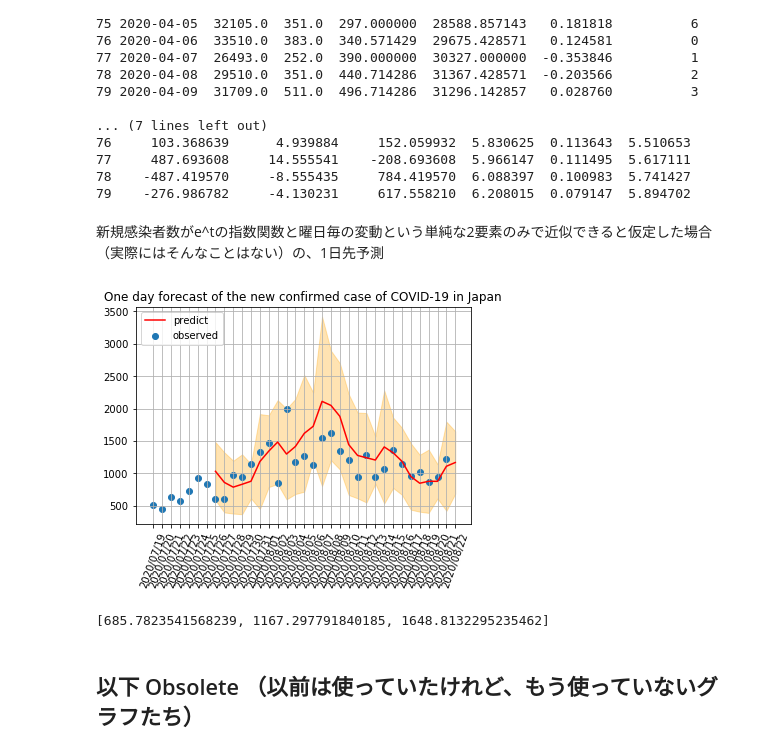
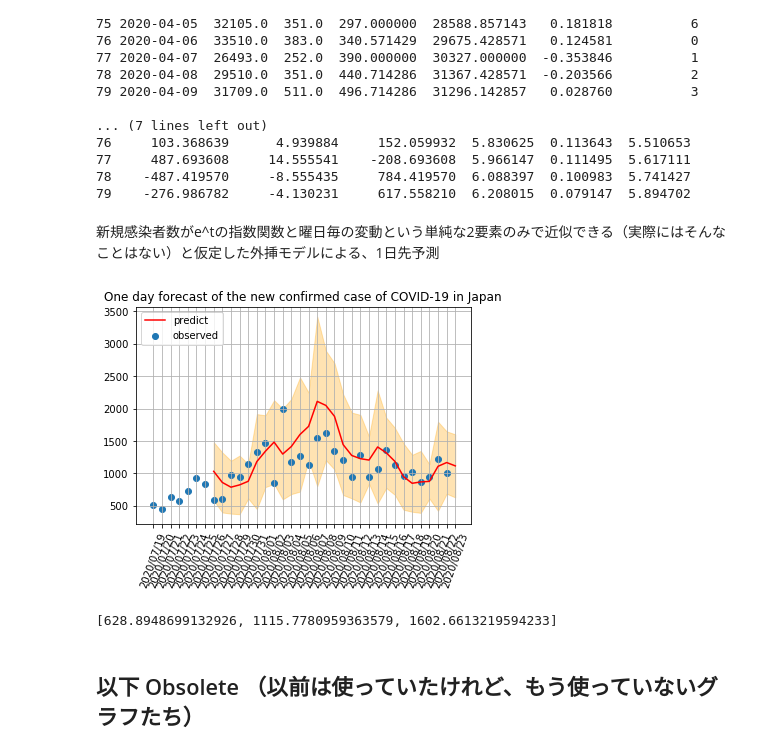
Before and after one commit to yoneken/covid19jp, a Jupyter notebook: Forecast_covid19.ipynb, the cells around one changed output. Drawn from its saved outputs; the diff is of its cells as text; code cells hidden in the pictures.

```diff
--- a/Forecast_covid19.ipynb
+++ b/Forecast_covid19.ipynb
@@ -433,7 +433,7 @@ date      USA  Japan      JP_MA7        US_MA7  diff_rate  day_index  \
 78    -487.419570     -8.555435     784.419570  6.088397  0.100983  5.741427
 79    -276.986782     -4.130231     617.558210  6.208015  0.079147  5.894702
 # %% [markdown]
-新規感染者数がe^tの指数関数と曜日毎の変動という単純な2要素のみで近似できると仮定した場合（実際にはそんなことはない）の、1日先予測
+新規感染者数がe^tの指数関数と曜日毎の変動という単純な2要素のみで近似できる（実際にはそんなことはない）と仮定した外挿モデルによる、1日先予測
 # %%
 forecast = 1
 #df_new["tmp"] = np.exp(df_new.a.values * 3 + df_new.b.values)
@@ -444,23 +444,23 @@ df_new["predict_d"] = df_new.apply(lambda d: np.exp(d.a * (9+forecast) + d.b)*(1
 # %%
 df_new_pick = df_new[180:]
 
 #plt.plot(range(len(df_new.MA7)), df_new.MA7.values, color="green")
 #plt.plot(range(len(df_new.tmp)), df_new.tmp.values, color="green", linewidth=0.5)
 plt.plot(range(6+forecast, len(df_new_pick.predict)+6+forecast), df_new_pick.predict, color="red", label="predict")
 plt.fill_between(range(6+forecast, len(df_new_pick.predict)+6+forecast), df_new_pick.predict_d, df_new_pick.predict_u, color="orange", alpha=0.3)
 plt.scatter(range(len(df_new_pick.Japan)), df_new_pick.Japan.values, label="observed")
 
 xjticks = [l.strftime("%Y/%m/%d") for i,l in enumerate(df_new_pick.date)]
-plt.xticks(range(len(xjticks)-5), xjticks, rotation=70)
+plt.xticks(range(len(xjticks)-12), xjticks, rotation=70)
 plt.grid()
 plt.legend(loc="upper left");
 plt.title("One day forecast of the new confirmed case of COVID-19 in Japan")
 plt.show()
-print([df_new_pick.predict_d.iloc[-8-5], df_new_pick.predict.iloc[-8-5], df_new_pick.predict_u.iloc[-8-5]])
+print([df_new_pick.predict_d.iloc[-8-12], df_new_pick.predict.iloc[-8-12], df_new_pick.predict_u.iloc[-8-12]])
 #print(df_new_pick.predict_u)
 # %% [output]
-[figure, old version]
+[figure, new version]
-[685.7823541568239, 1167.297791840185, 1648.8132295235462]
+[628.8948699132926, 1115.7780959363579, 1602.6613219594233]
 # %% [markdown]
 ## 以下 Obsolete （以前は使っていたけれど、もう使っていないグラフたち）
 # %% [markdown]
```
Also changed, not shown: parts of 11 cells of this notebook, 1 other file.
